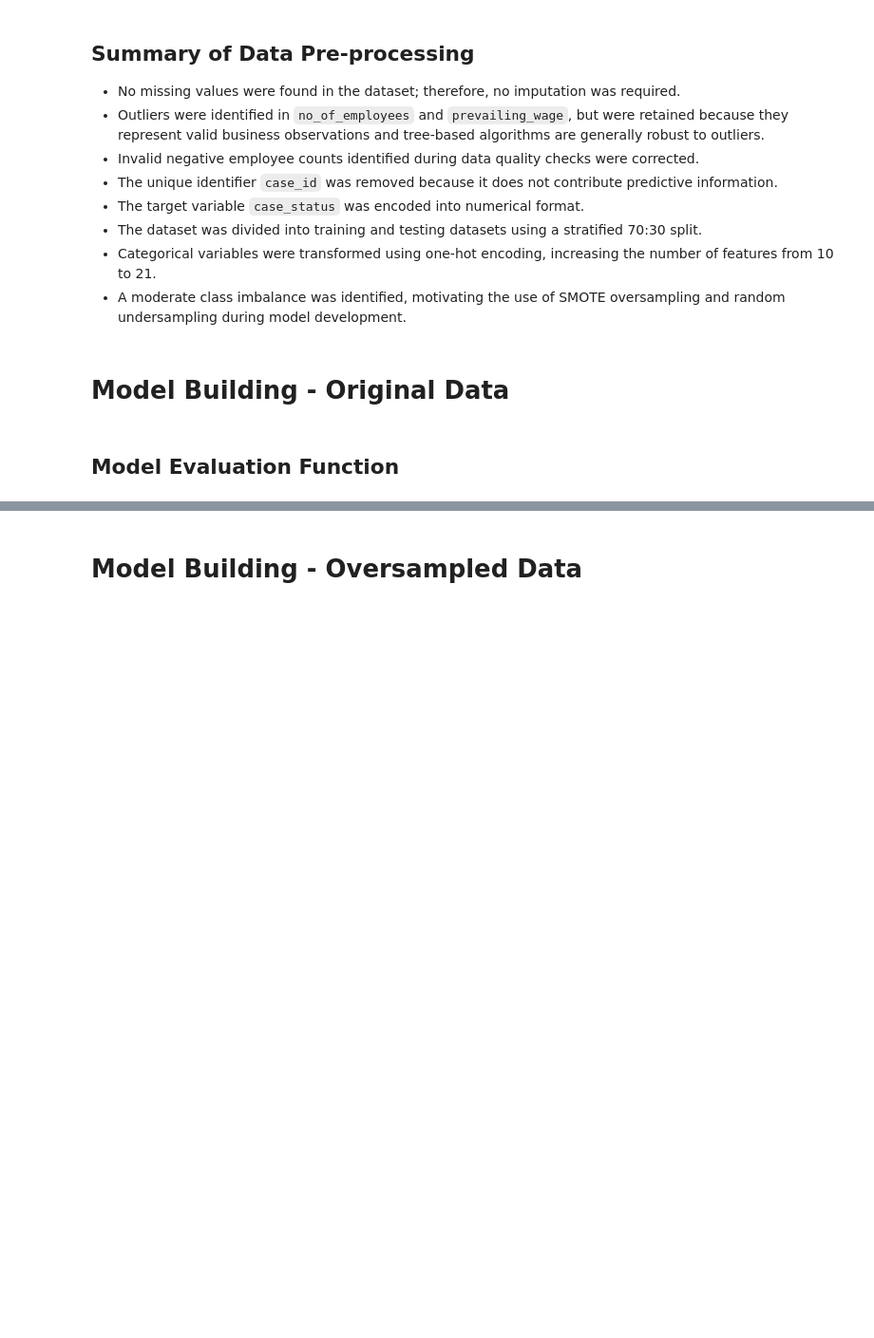
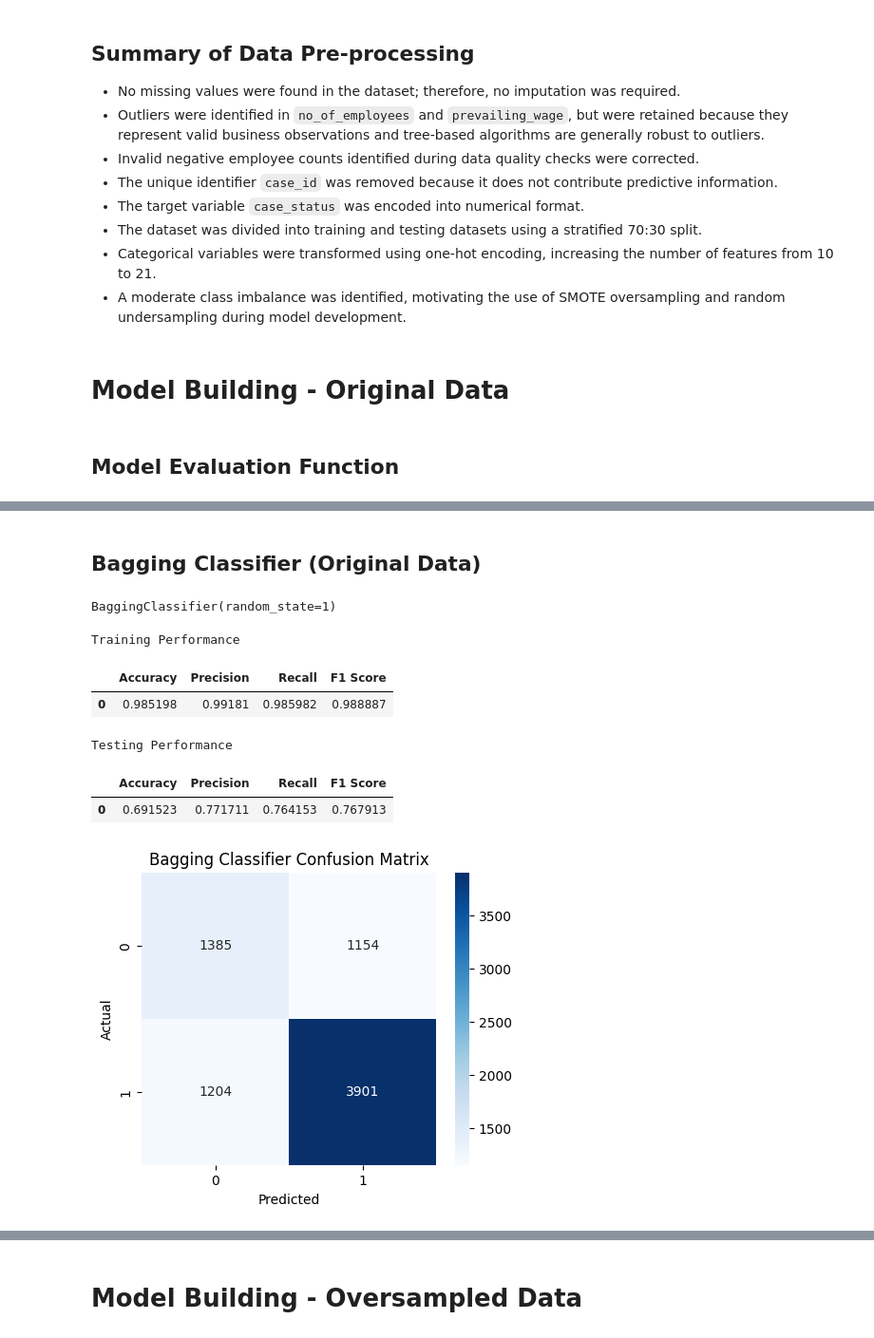
Before and after one commit to click2shivesh/shivesh-uta-aiml-py, a Jupyter notebook: Shivesh_Project_Full_Code_Notebook_EasyVisa.ipynb, the cells around one changed output, grey strips where cells are left out. Shown at 95% size. Cells and saved outputs as stored; diff of their text form; code cells hidden in the pictures; blank space fills up the shorter version.

```diff
--- a/Shivesh_Project_Full_Code_Notebook_EasyVisa.ipynb
+++ b/Shivesh_Project_Full_Code_Notebook_EasyVisa.ipynb
@@ -1543,0 +1644,66 @@ def model_performance_classification(model, predictors, target):
+# %% [markdown]
+## Bagging Classifier (Original Data)
+# %%
+# Train Model
+# Bagging Classifier
+
+bagging_model = BaggingClassifier(
+    random_state=1
+)
+
+bagging_model.fit(X_train, y_train)
+# %% [output]
+BaggingClassifier(random_state=1)
+# %%
+# Training performance
+
+bagging_train_perf = model_performance_classification(
+    bagging_model,
+    X_train,
+    y_train
+)
+
+print("Training Performance")
+bagging_train_perf
+# %% [output]
+Training Performance
+|  | Accuracy | Precision | Recall | F1 Score |
+| 0 | 0.985198 | 0.99181 | 0.985982 | 0.988887 |
+# %%
+# Testing performance
+
+bagging_test_perf = model_performance_classification(
+    bagging_model,
+    X_test,
+    y_test
+)
+
+print("Testing Performance")
+bagging_test_perf
+# %% [output]
+Testing Performance
+|  | Accuracy | Precision | Recall | F1 Score |
+| 0 | 0.691523 | 0.771711 | 0.764153 | 0.767913 |
+# %%
+# Confusion Matrix
+
+cm = confusion_matrix(
+    y_test,
+    bagging_model.predict(X_test)
+)
+
+plt.figure(figsize=(5,4))
+
+sns.heatmap(
+    cm,
+    annot=True,
+    fmt="d",
+    cmap="Blues"
+)
+
+plt.title("Bagging Classifier Confusion Matrix")
+plt.xlabel("Predicted")
+plt.ylabel("Actual")
+plt.show()
+# %% [output]
+[figure, added]
```
Also changed, not shown: parts of 70 cells of this notebook.
